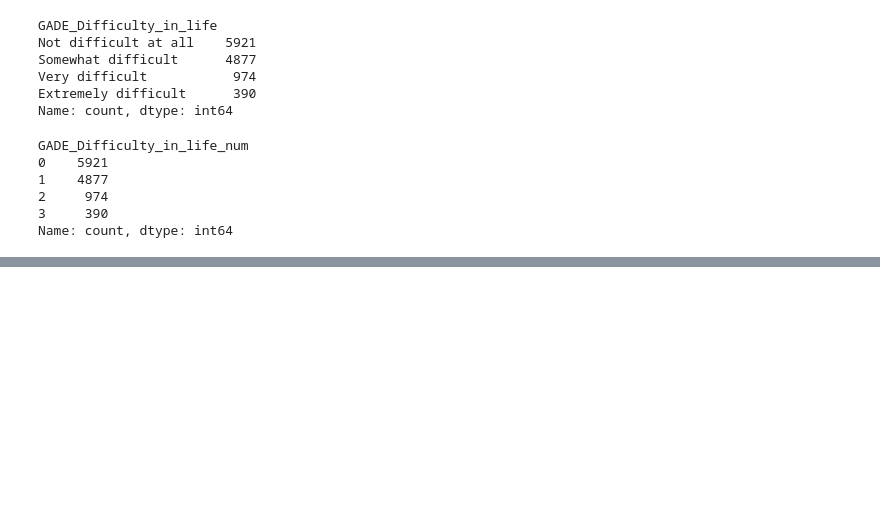
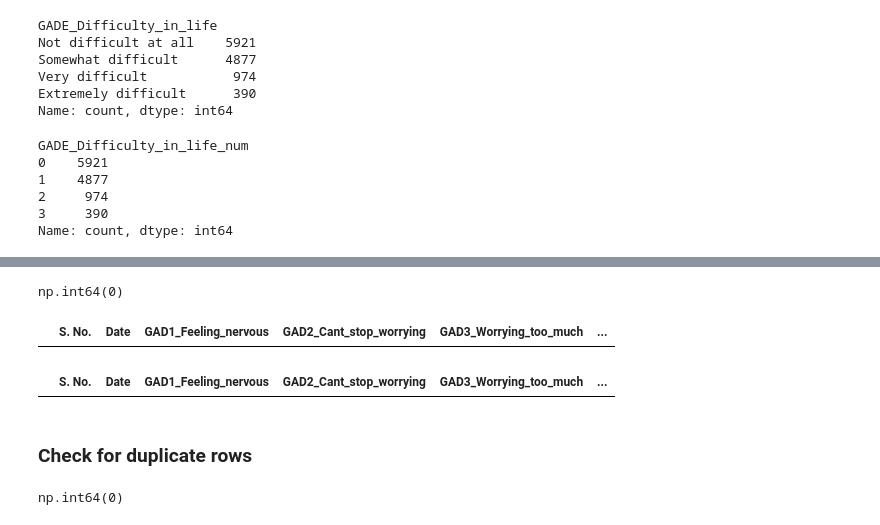
Before and after one commit to amallred/gaming-mental-health-analysis, a Jupyter notebook: data_cleaning.ipynb, the cells around one changed output, grey strips where cells are left out. Cells and saved outputs as stored; diff of their text form; code cells hidden in the pictures; blank space fills up the shorter version.

```diff
--- a/data_cleaning.ipynb
+++ b/data_cleaning.ipynb
@@ -511,0 +517,5 @@ Name: count, dtype: int64
+# %%
+# Filled NaN in Birthplace and Residence with 'UNK' for 'unknown'
+
+clean_df[['Birthplace_ISO3', 'Residence_ISO3']] = clean_df[['Birthplace_ISO3', 'Residence_ISO3']].fillna('UNK')
+# clean_df[clean_df[['Birthplace_ISO3', 'Residence_ISO3']].isna().any(axis=1)]
@@ -511,0 +525,58 @@ Name: count, dtype: int64
+# %%
+# Replace non-game hours with -1 for NaN (for any analysis of this data, ignore if <0)
+
+clean_df['Non_game_hours'] = clean_df['Non_game_hours'].fillna(-1)
+clean_df['Non_game_hours'] = clean_df['Non_game_hours'].astype('int')
+# clean_df[clean_df[['Non_game_hours']].isna().any(axis=1)]
+# clean_df.isna().sum()
+# clean_df.info()
+# %%
+# Replace NaN in 'League' with 'unknown'
+
+clean_df['League'] = clean_df['League'].fillna('unknown')
+# clean_df[clean_df['League'].isna()]
+# %%
+# Evaluate and decide to remove the 10 rows of NaN in 'Narcissism' column
+
+# clean_df[clean_df['Narcissism'].isna()]
+# clean_df.head()
+# clean_df['Narcissism'].value_counts()
+# clean_df['Narcissism'].isna().sum()
+
+clean_df = clean_df.dropna(subset=['Narcissism'])
+clean_df['Narcissism'].isna().sum()
+
+# clean_df.info()
+# %% [output]
+np.int64(0)
+# %%
+# Evaluate and decide about NaN 'Work' rows > Replace with 'Unknown'
+
+# clean_df[clean_df['Work'].isna()]
+# clean_df.head()
+# clean_df['Work'].value_counts()
+# clean_df['Work'].isna().sum()
+clean_df['Work'] = clean_df['Work'].fillna('Unknown')
+
+clean_df[clean_df['Work'].isna()]
+# %% [output]
+|  | S. No. | Date | GAD1_Feeling_nervous | GAD2_Cant_stop_worrying | GAD3_Worrying_too_much | ... |
+# %%
+# Evaluate and decide about NaN 'Degree' rows > Replace with 'Unknown'
+
+clean_df[clean_df['Degree'].isna()]
+clean_df.head()
+clean_df['Degree'].value_counts()
+clean_df['Degree'].isna().sum()
+clean_df['Degree'] = clean_df['Degree'].fillna('Unknown')
+
+clean_df[clean_df['Degree'].isna()]
+# %% [output]
+|  | S. No. | Date | GAD1_Feeling_nervous | GAD2_Cant_stop_worrying | GAD3_Worrying_too_much | ... |
+# %% [markdown]
+### Check for duplicate rows
+# %%
+# No duplicate rows
+clean_df.duplicated().sum()
+# %% [output]
+np.int64(0)
```
Also changed, not shown: parts of 6 cells of this notebook, 1 other file.
